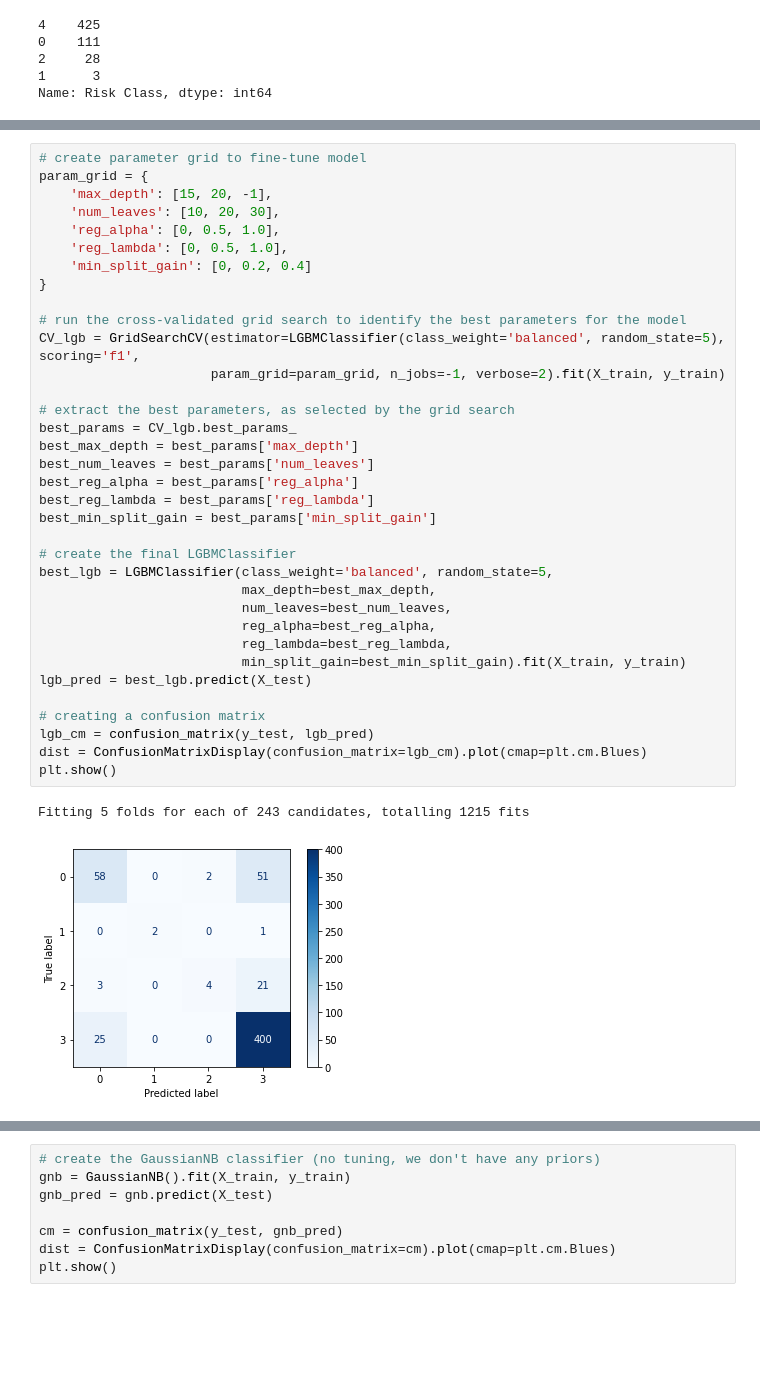
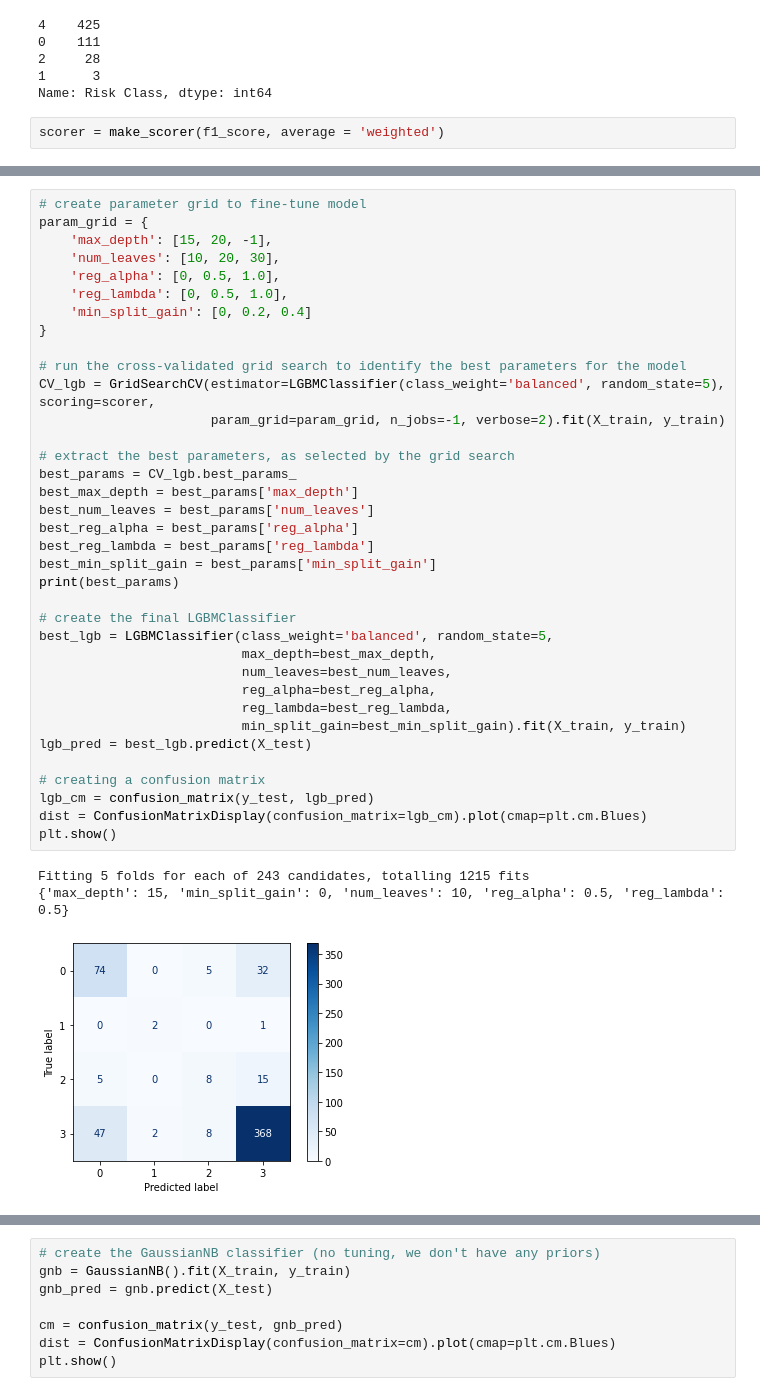
Before and after one commit to ainesh1993/riskyspacebusiness, a Jupyter notebook: notebooks/ModelRiskClass.ipynb, the cells around one changed output, grey strips where cells are left out. Saved outputs shown, nothing was run; the diff lists cells and outputs as text; blank space fills up the shorter version.

```diff
--- a/notebooks/ModelRiskClass.ipynb
+++ b/notebooks/ModelRiskClass.ipynb
@@ -209,6 +210,8 @@ Testing Output Variable Distribution
 2     28
 1      3
 Name: Risk Class, dtype: int64
+# %%
+scorer = make_scorer(f1_score, average = 'weighted')
 # %%
 # create parameter grid to fine-tune model
 param_grid = {
@@ -286,35 +291,37 @@ param_grid = {
     'reg_lambda': [0, 0.5, 1.0],
     'min_split_gain': [0, 0.2, 0.4]
 }
 
 # run the cross-validated grid search to identify the best parameters for the model
-CV_lgb = GridSearchCV(estimator=LGBMClassifier(class_weight='balanced', random_state=5), scoring='f1',
+CV_lgb = GridSearchCV(estimator=LGBMClassifier(class_weight='balanced', random_state=5), scoring=scorer,
                       param_grid=param_grid, n_jobs=-1, verbose=2).fit(X_train, y_train)
 
 # extract the best parameters, as selected by the grid search
 best_params = CV_lgb.best_params_
 best_max_depth = best_params['max_depth']
 best_num_leaves = best_params['num_leaves']
 best_reg_alpha = best_params['reg_alpha']
 best_reg_lambda = best_params['reg_lambda']
 best_min_split_gain = best_params['min_split_gain']
+print(best_params)
 
 # create the final LGBMClassifier
 best_lgb = LGBMClassifier(class_weight='balanced', random_state=5,
                           max_depth=best_max_depth,
                           num_leaves=best_num_leaves,
                           reg_alpha=best_reg_alpha,
                           reg_lambda=best_reg_lambda,
                           min_split_gain=best_min_split_gain).fit(X_train, y_train)
 lgb_pred = best_lgb.predict(X_test)
 
 # creating a confusion matrix
 lgb_cm = confusion_matrix(y_test, lgb_pred)
 dist = ConfusionMatrixDisplay(confusion_matrix=lgb_cm).plot(cmap=plt.cm.Blues)
 plt.show()
 # %% [output]
 Fitting 5 folds for each of 243 candidates, totalling 1215 fits
+{'max_depth': 15, 'min_split_gain': 0, 'num_leaves': 10, 'reg_alpha': 0.5, 'reg_lambda': 0.5}
-[figure, old version]
+[figure, new version]
 # %%
 # create parameter grid to fine-tune model
 param_grid = {
```
Also changed, not shown: parts of 7 cells of this notebook.
